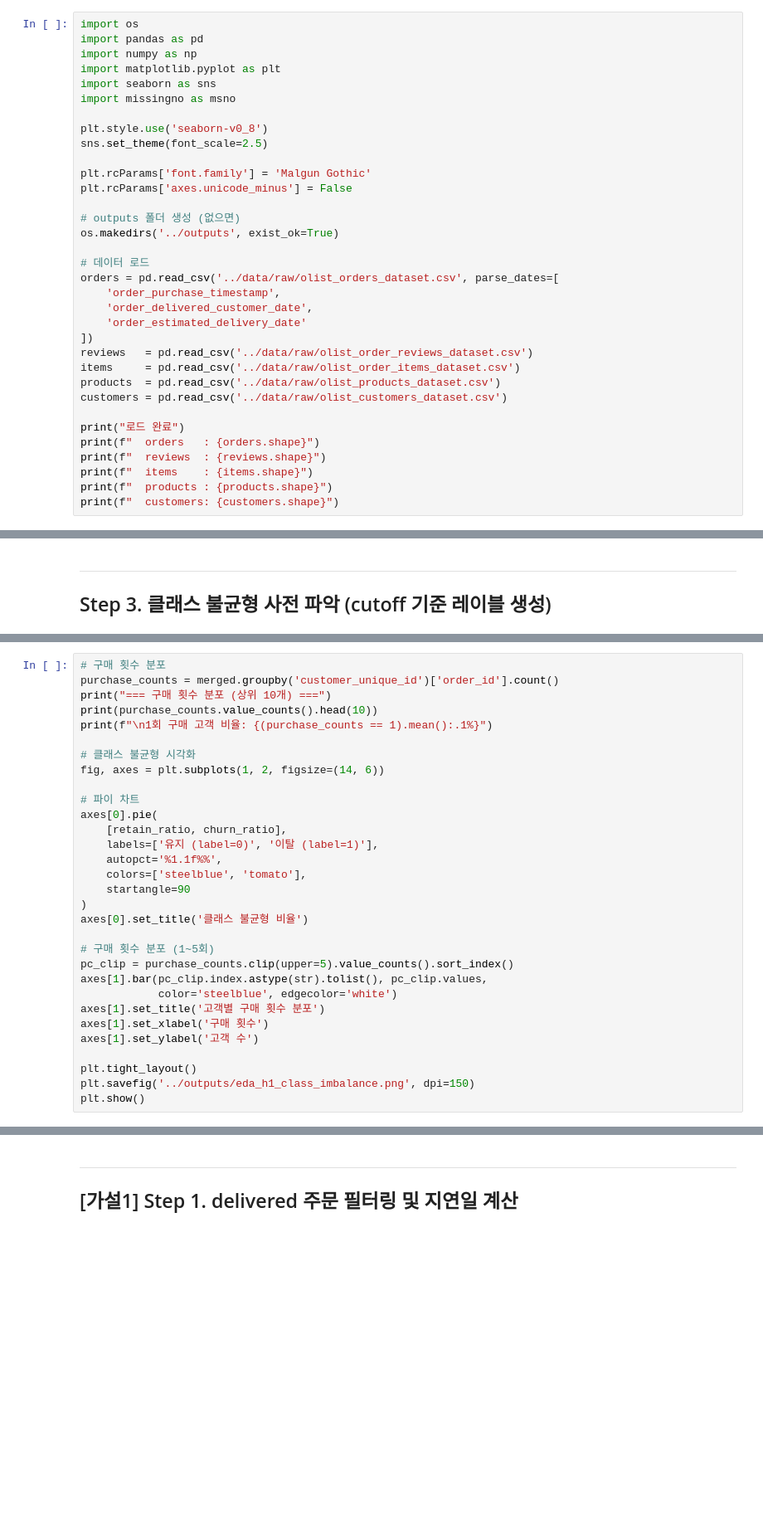
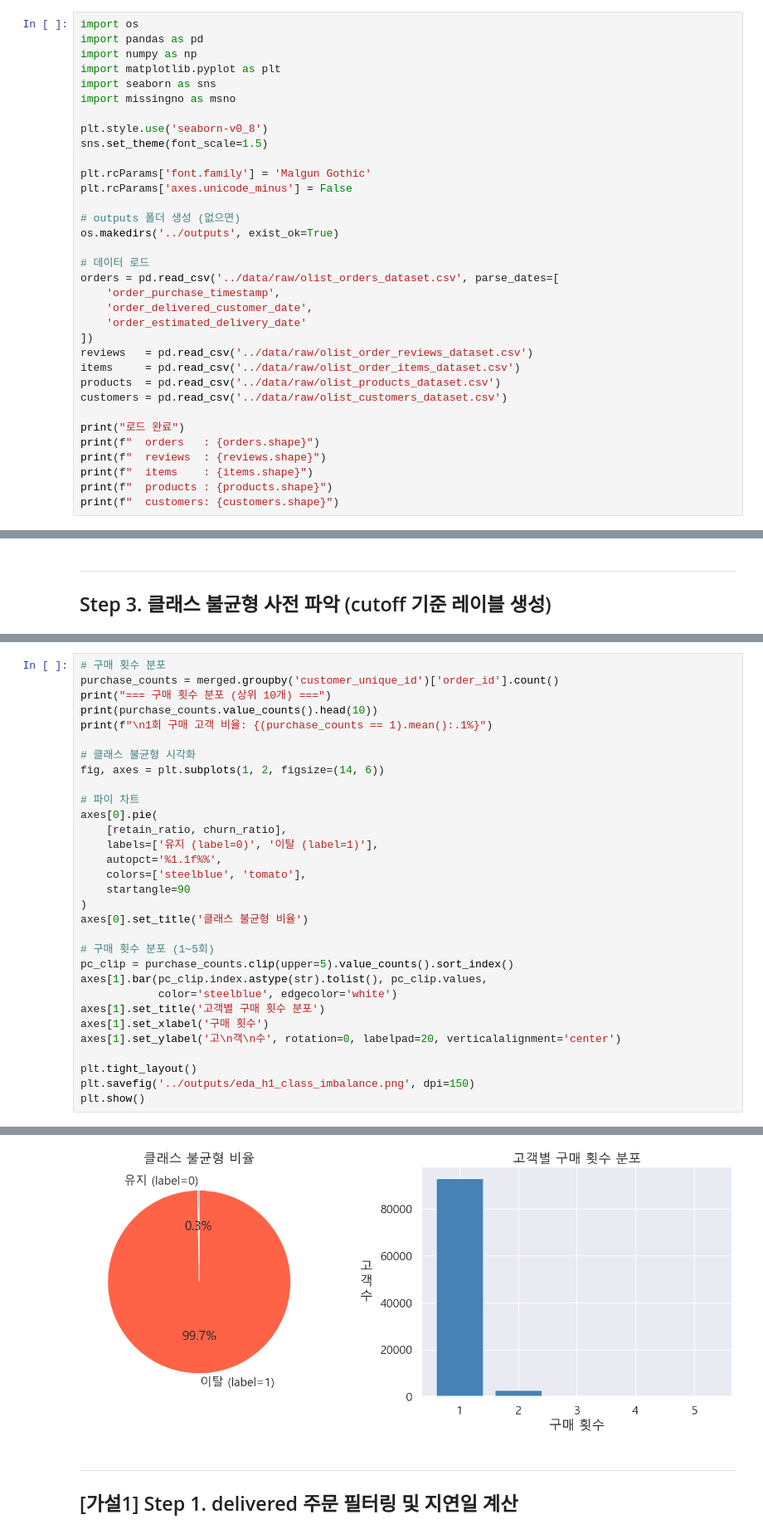
Before and after one commit to Jeongmxxjxx/olist-churn-project, a Jupyter notebook: notebooks/01_eda_hypothesis1.ipynb, the cells around one changed output, grey strips where cells are left out. Shown at 83% size. Drawn from its saved outputs; the diff is of its cells as text; blank space fills up the shorter version.

```diff
--- a/notebooks/01_eda_hypothesis1.ipynb
+++ b/notebooks/01_eda_hypothesis1.ipynb
@@ -14,7 +14,7 @@ import seaborn as sns
 import missingno as msno
 
 plt.style.use('seaborn-v0_8')
-sns.set_theme(font_scale=2.5)
+sns.set_theme(font_scale=1.5)
 
 plt.rcParams['font.family'] = 'Malgun Gothic'
 plt.rcParams['axes.unicode_minus'] = False
@@ -127,8 +162,9 @@ axes[1].bar(pc_clip.index.astype(str).tolist(), pc_clip.values,
             color='steelblue', edgecolor='white')
 axes[1].set_title('고객별 구매 횟수 분포')
 axes[1].set_xlabel('구매 횟수')
-axes[1].set_ylabel('고객 수')
+axes[1].set_ylabel('고\n객\n수', rotation=0, labelpad=20, verticalalignment='center')
 
 plt.tight_layout()
 plt.savefig('../outputs/eda_h1_class_imbalance.png', dpi=150)
 plt.show()
+# %% [output]
@@ -135,3 +185,4 @@ plt.show()
+[figure, added]
 # %% [markdown]
 ---
 ## [가설1] Step 1. delivered 주문 필터링 및 지연일 계산
```
Also changed, not shown: parts of 12 cells of this notebook.
